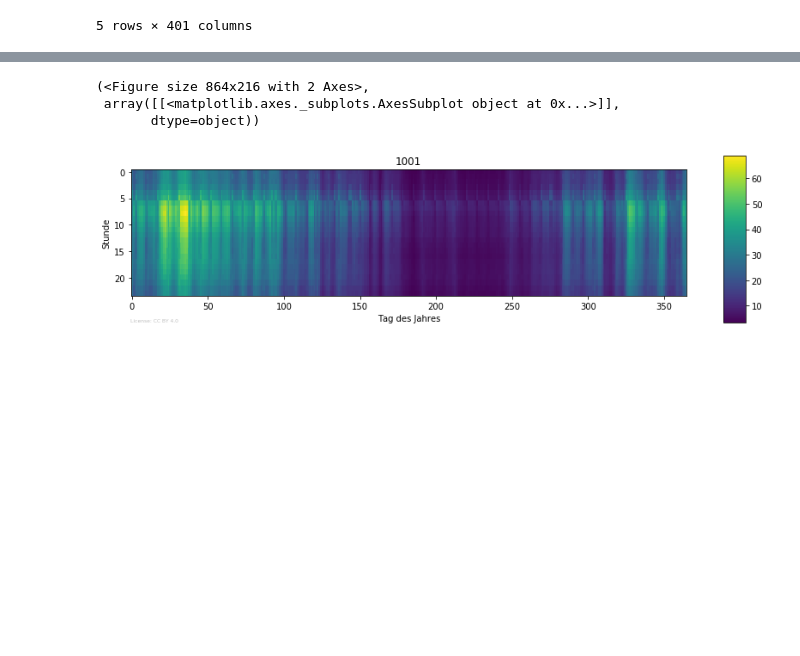
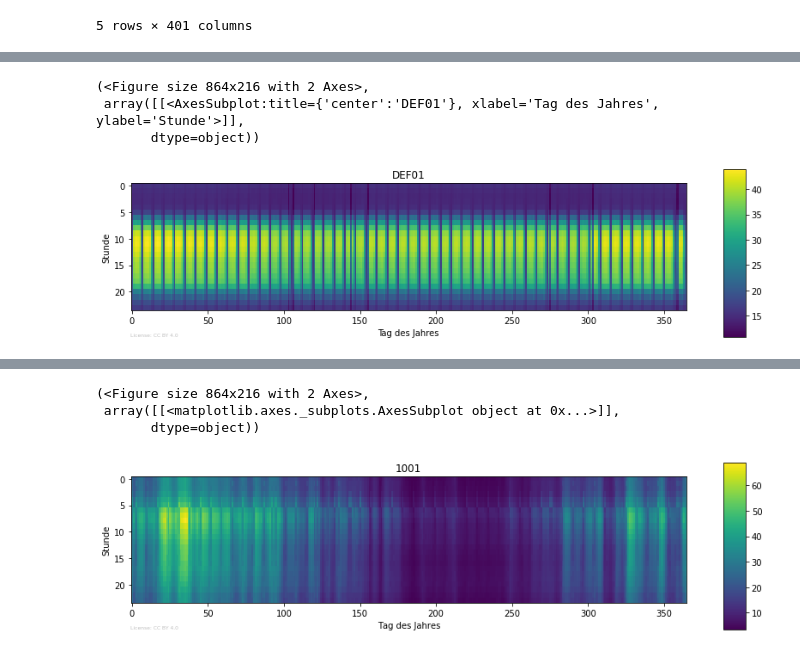
Before and after one commit to DemandRegioTeam/disaggregator, a Jupyter notebook: 04_Demo_CTS_Industry_disaggregation.ipynb, the cells around one changed output, grey strips where cells are left out. Cells and saved outputs as stored; diff of their text form; code cells hidden in the pictures; blank space fills up the shorter version.

```diff
--- a/03_Demo_CTS_Industry_disaggregation.ipynb
+++ b/04_Demo_CTS_Industry_disaggregation.ipynb
@@ -344,0 +331,2 @@ df_wz_81.head()
+# %%
+df_CTS_blp = temporal.disagg_temporal_power_CTS_blp(year=2017, use_nuts3code=True)
@@ -344,0 +368,7 @@ df_wz_81.head()
+# %%
+plot.heatmap_timeseries(df_CTS_blp['DEF01'].resample('H').sum(), unit = 'MWh')
+# %% [output]
+(<Figure size 864x216 with 2 Axes>,
+ array([[<AxesSubplot:title={'center':'DEF01'}, xlabel='Tag des Jahres', ylabel='Stunde'>]],
+       dtype=object))
+[figure, added]
```
Also changed, not shown: parts of 23 cells of this notebook, 1 other file.
